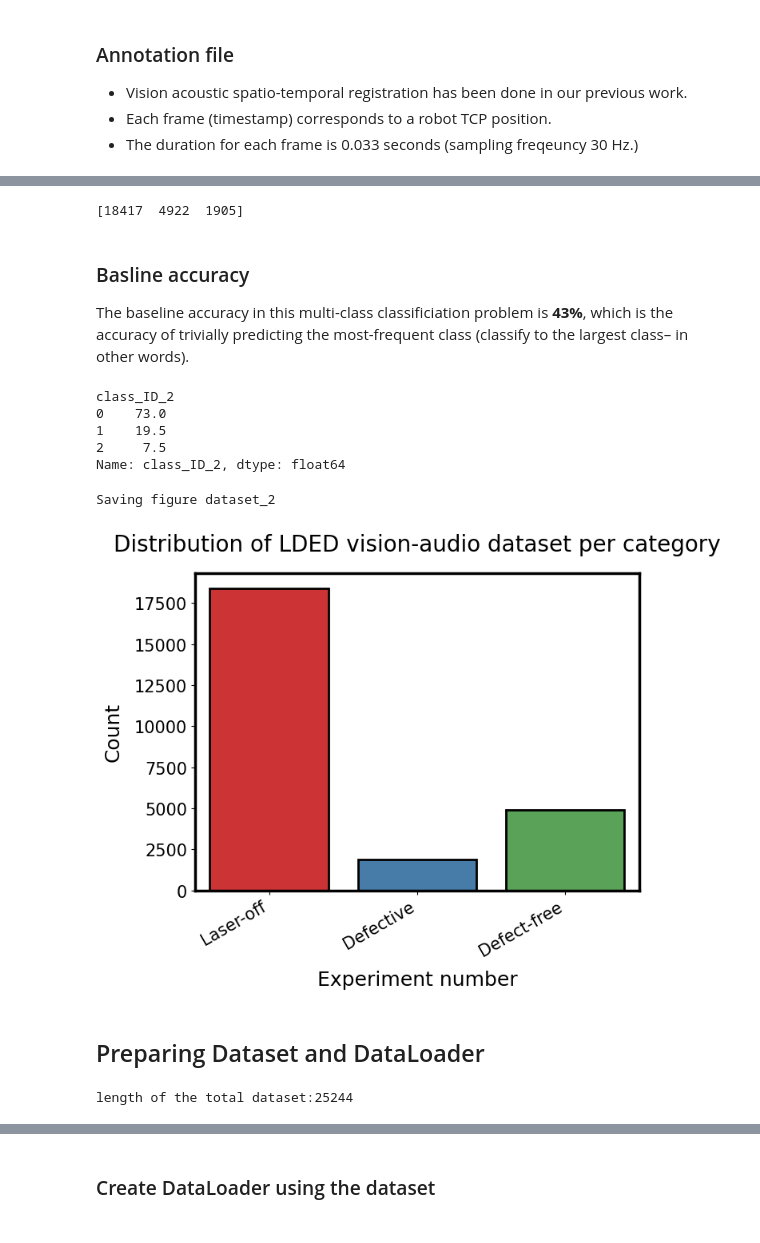
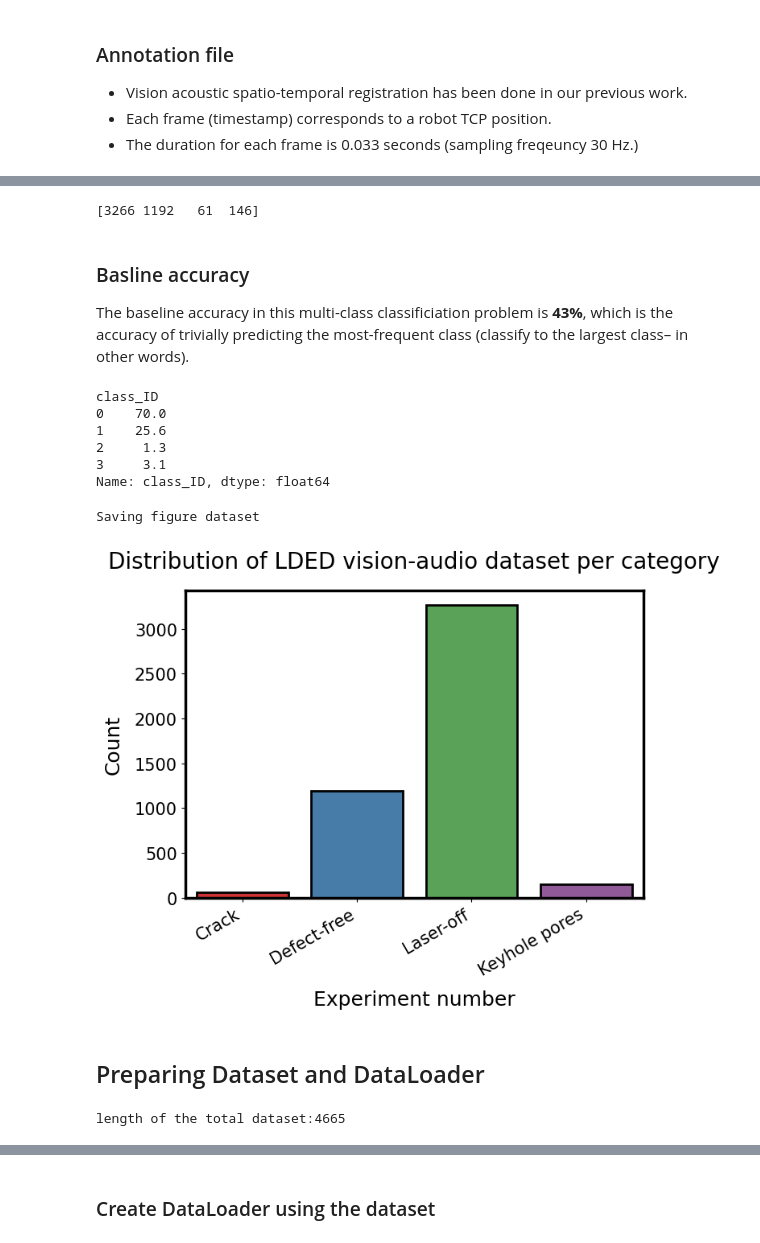
Before and after one commit to Davidlequnchen/LDED-FusionNet, a Jupyter notebook: code/2_train_visual.ipynb, the cells around one changed output, grey strips where cells are left out. Drawn from its saved outputs; the diff is of its cells as text; code cells hidden in the pictures.

Commit message:
Update code for training unified 24 dataset

```diff
--- a/code/2_train_visual.ipynb
+++ b/code/2_train_visual.ipynb
@@ -59,27 +59,28 @@ mpl.rc('ytick', labelsize=12)
 import seaborn as sns
 
 # Multimodal_dataset_PATH = os.path.join("C:\\Users\\Asus\\OneDrive_Chen1470\\OneDrive - Nanyang Technological University\\Dataset\\Multimodal_AM_monitoring\\LDED_Acoustic_Visual_Dataset")
-Multimodal_dataset_PATH = os.path.join("/home/chenlequn/Dataset/Multimodal_AM_monitoring/LDED_Acoustic_Visual_Dataset")
-CCD_Image_30Hz_path = os.path.join(Multimodal_dataset_PATH, 'coaxial_meltpool_images_24_30Hz')
-Audio_segmented_30Hz_PATH = os.path.join(Multimodal_dataset_PATH, 'Audio_signal_all_30Hz_24')
-Audio_raw_seg_PATH = os.path.join(Audio_segmented_30Hz_PATH, 'raw')
-Audio_equalized_seg_PATH = os.path.join(Audio_segmented_30Hz_PATH, 'equalized')
-Audio_bandpassed_seg_PATH = os.path.join(Audio_segmented_30Hz_PATH, 'bandpassed')
-Audio_denoised_seg_PATH = os.path.join(Audio_segmented_30Hz_PATH, 'denoised')
+Multimodal_dataset_PATH = os.path.join("/home/chenlequn/Dataset/LDED_acoustic_visual_monitoring_dataset")
+Image_path = os.path.join(Multimodal_dataset_PATH,'Video', 'segmented',  'images')
+Audio_raw_seg_PATH = os.path.join(Multimodal_dataset_PATH, 'Video', 'segmented', 'raw_audio')
+Audio_equalized_seg_PATH = os.path.join(Multimodal_dataset_PATH, 'Video', 'segmented', 'equalized_audio')
+Audio_bandpassed_seg_PATH = os.path.join(Multimodal_dataset_PATH, 'Video', 'segmented', 'bandpassed_audio')
+Audio_denoised_seg_PATH = os.path.join(Multimodal_dataset_PATH,'Video', 'segmented',  'denoised_audio')
+
 AUDIO_DIR = Audio_denoised_seg_PATH
-VISON_DIR = CCD_Image_30Hz_path
+VISON_DIR = Image_path
 
 torch.manual_seed(0)
 
-ANNOTATIONS_FILE = os.path.join(Multimodal_dataset_PATH, "vision_acoustic_label_24.csv")
+ANNOTATIONS_FILE = os.path.join(Multimodal_dataset_PATH, 'Video', 'segmented', "visual_acoustic_dataset_annotations.csv")
 
 
 # classes = ('Defect-free', 'Cracks', 'Keyhole pores', 'Laser-off', 'Laser-start')
-classes = ('Laser-off', 'Defect-free', 'Defective')
+classes = ('Laser-off', 'Defect-free', 'Cracks', "Keyhole pores")
+# classes = ('Laser-off', 'Defect-free', 'Defective')
 SAMPLE_RATE = 44100
 LEARNING_RATE = 0.0001
 BATCH_SIZE = 16
-EPOCHS = 2
+EPOCHS = 10
 # %% [markdown]
 ### Utils functions
 # %%
@@ -127,42 +128,43 @@ annotations_df.head()
 # %%
 # Get the labels and count the number of samples for each class
-labels = annotations_df['class_ID_2'].values
+labels = annotations_df['class_ID'].values
 label_counts = np.unique(labels, return_counts=True)[1]
 print (label_counts)
 # %% [output]
-[18417  4922  1905]
+[3266 1192   61  146]
 # %% [markdown]
 ### Basline accuracy
 The baseline accuracy in this multi-class classificiation problem is **43%**, which is the accuracy of trivially predicting the most-frequent class (classify to the largest class– in other words).
 # %%
 ### Get the percentage distribution of each category
-round(annotations_df.groupby('class_ID_2')["class_ID_2"].count()/annotations_df.shape[0]*100, 1)
+round(annotations_df.groupby('class_ID')["class_ID"].count()/annotations_df.shape[0]*100, 1)
 # %% [output]
-class_ID_2
-0    73.0
-1    19.5
-2     7.5
-Name: class_ID_2, dtype: float64
+class_ID
+0    70.0
+1    25.6
+2     1.3
+3     3.1
+Name: class_ID, dtype: float64
 # %%
 # sns.set(style="darkgrid")
 plt.figure(figsize = (7,6))
 
 
-ax = sns.countplot(x='class_v2', data = annotations_df, palette="Set1", linewidth=2,
+ax = sns.countplot(x='class_name', data = annotations_df, palette="Set1", linewidth=2,
                    edgecolor='k'); #palette='mako' 'Set2'
 ax.set_xticklabels(ax.get_xticklabels(), rotation=30, ha="right")
 # ax = sns.countplot(y='label', data = df_dataset_denoised, palette="Set2");
 
 
 ax.set_title('Distribution of LDED vision-audio dataset per category', fontsize = 20, pad=20);
 ax.set_xlabel("Experiment number",fontsize=18, labelpad=10)
 ax.set_ylabel("Count",fontsize=18, labelpad=10)
 ax.tick_params(labelsize=15)
 
-save_fig("dataset_2")
+save_fig("dataset")
 # %% [output]
-Saving figure dataset_2
+Saving figure dataset
-[figure, old version]
+[figure, new version]
 # %% [markdown]
 ## Preparing Dataset and DataLoader
 # %%
@@ -190,7 +192,7 @@ visiondataset = LDEDVisionDataset(annotations_df,
                                   device)
 print ("length of the total dataset:" + str(len(visiondataset)))
 # %% [output]
-length of the total dataset:25244
+length of the total dataset:4665
 # %% [markdown]
 ### Dealing with Imbalanced dataset: stratified sampling
 
```
Also changed, not shown: parts of 9 cells of this notebook, 10 other files.
